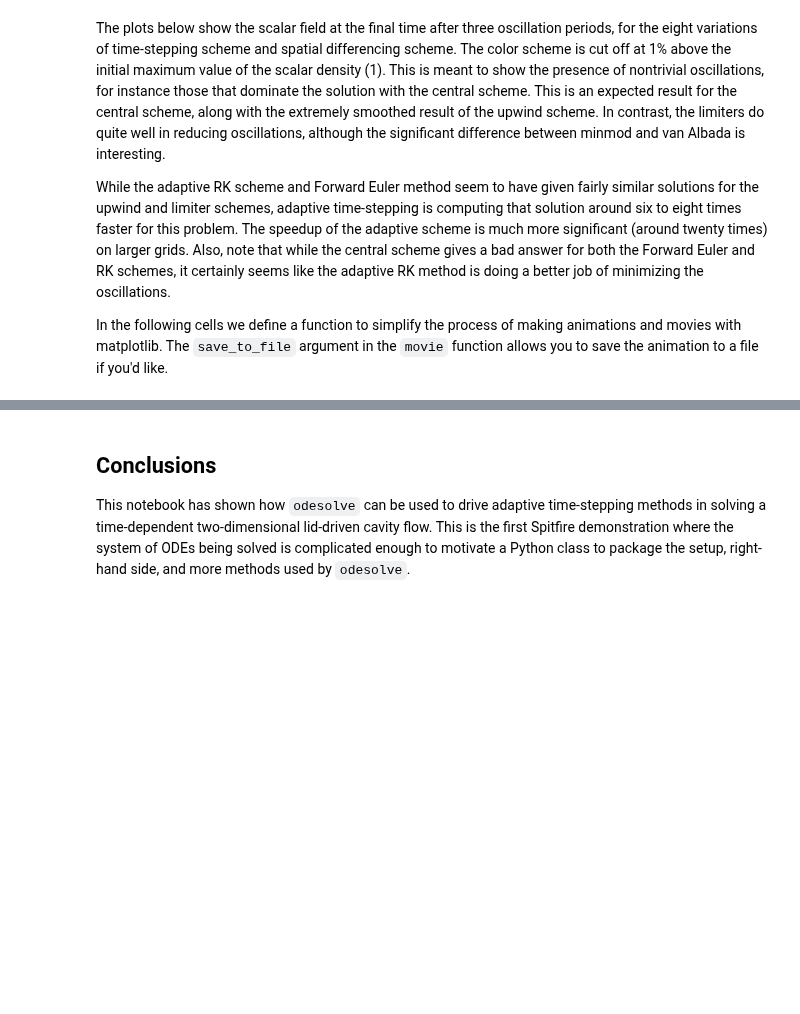
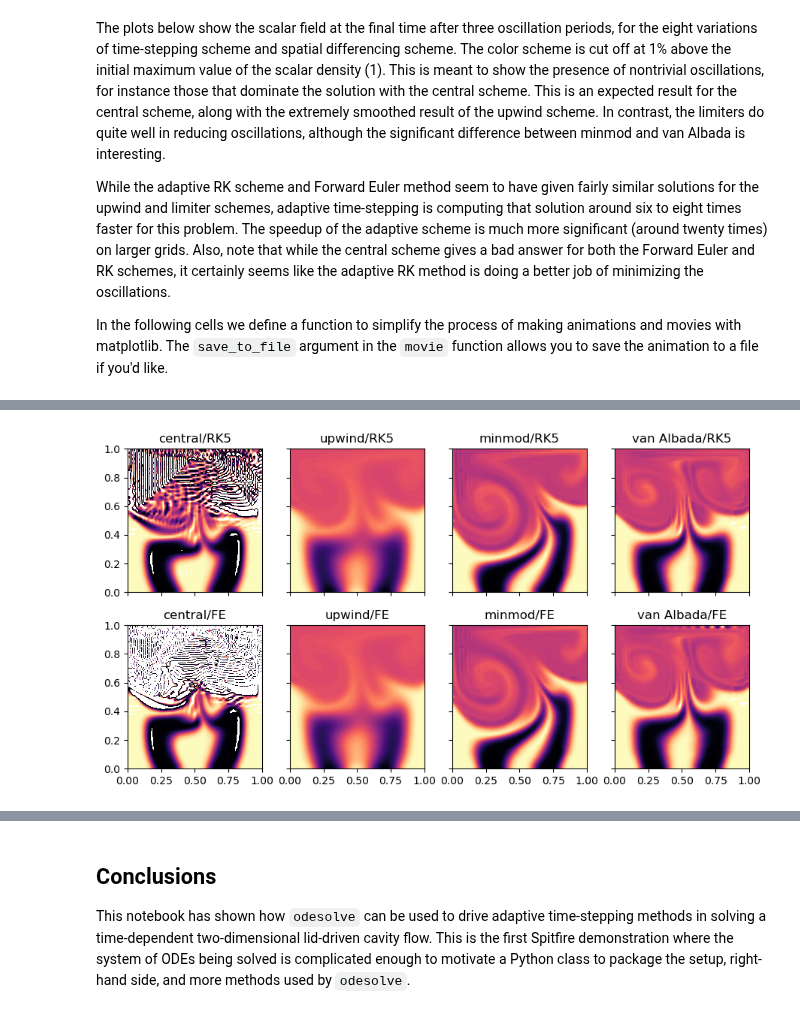
Before and after one commit to sandialabs/Spitfire, a Jupyter notebook: docs/source/demo/time_integration/explicit/lid_driven_cavity_scalar_mixing.ipynb, the cells around one changed output, grey strips where cells are left out. Drawn from its saved outputs; the diff is of its cells as text; code cells hidden in the pictures; blank space fills up the shorter version.

```diff
--- a/docs/source/demo/time_integration/explicit/lid_driven_cavity_scalar_mixing.ipynb
+++ b/docs/source/demo/time_integration/explicit/lid_driven_cavity_scalar_mixing.ipynb
@@ -217,10 +218,10 @@ class LidDrivenCavity:
         qs = q[:-2,1:-1]
         qn = q[2:,1:-1]
         qp = q[1:-1,1:-1]
-        if self._limiter is 'central':
+        if self._limiter == 'central':
             qx = 0.5 * self._invdx * (qe - qw)
             qy = 0.5 * self._invdy * (qn - qs)
-        elif self._limiter is 'upwind':
+        elif self._limiter == 'upwind':
             qx = self._invdx * np.where(vx < 0., qe - qp, qp - qw)
             qy = self._invdy * np.where(vy < 0., qn - qp, qp - qs)
         else:
@@ -370,22 +371,17 @@ from matplotlib.colors import Normalize
 
 time_idx = -1
 
-%matplotlib notebook
-
 fig, axarray = plt.subplots(2, 4, sharex=True, sharey=True, figsize=(9, 5))
 
 for ids, scheme in enumerate(['central', 'upwind', 'minmod', 'van Albada']):
     for idm, method in enumerate(['RK5', 'FE']):
-        if (method, scheme) in sol_dict:
-            axarray[idm, ids].contourf(flow_minmod.xgrid,
+        c = axarray[idm, ids].contourf(flow_minmod.xgrid,
                                        flow_minmod.ygrid,
                                        sol_dict[(method, scheme)][time_idx, :, :],
                                        levels=np.linspace(0, 1.01, 80),
-                                       cmap='gist_heat_r',
+                                       cmap='magma_r',
                                        norm=Normalize(0, 1.0))
-            axarray[idm, ids].set_title(f'{scheme}/{method}')
-        else:
-            axarray[idm, ids].set_title('n/a')
+        axarray[idm, ids].set_title(f'{scheme}/{method}')
 plt.tight_layout()
 plt.show()
 # %% [output]
@@ -393,0 +388 @@ plt.show()
+[figure, added]
```
Also changed, not shown: parts of 4 cells of this notebook, 32 other files.
